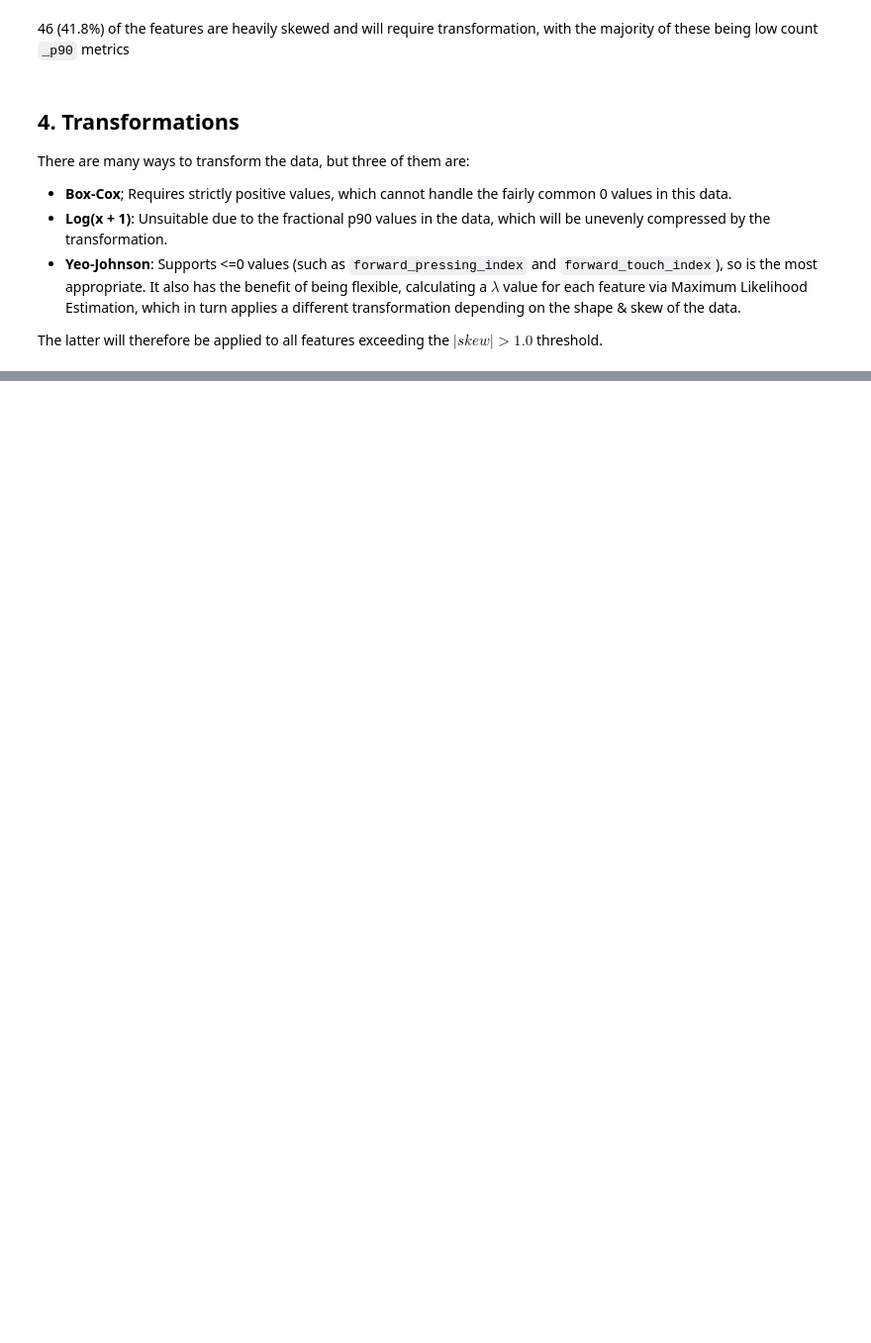
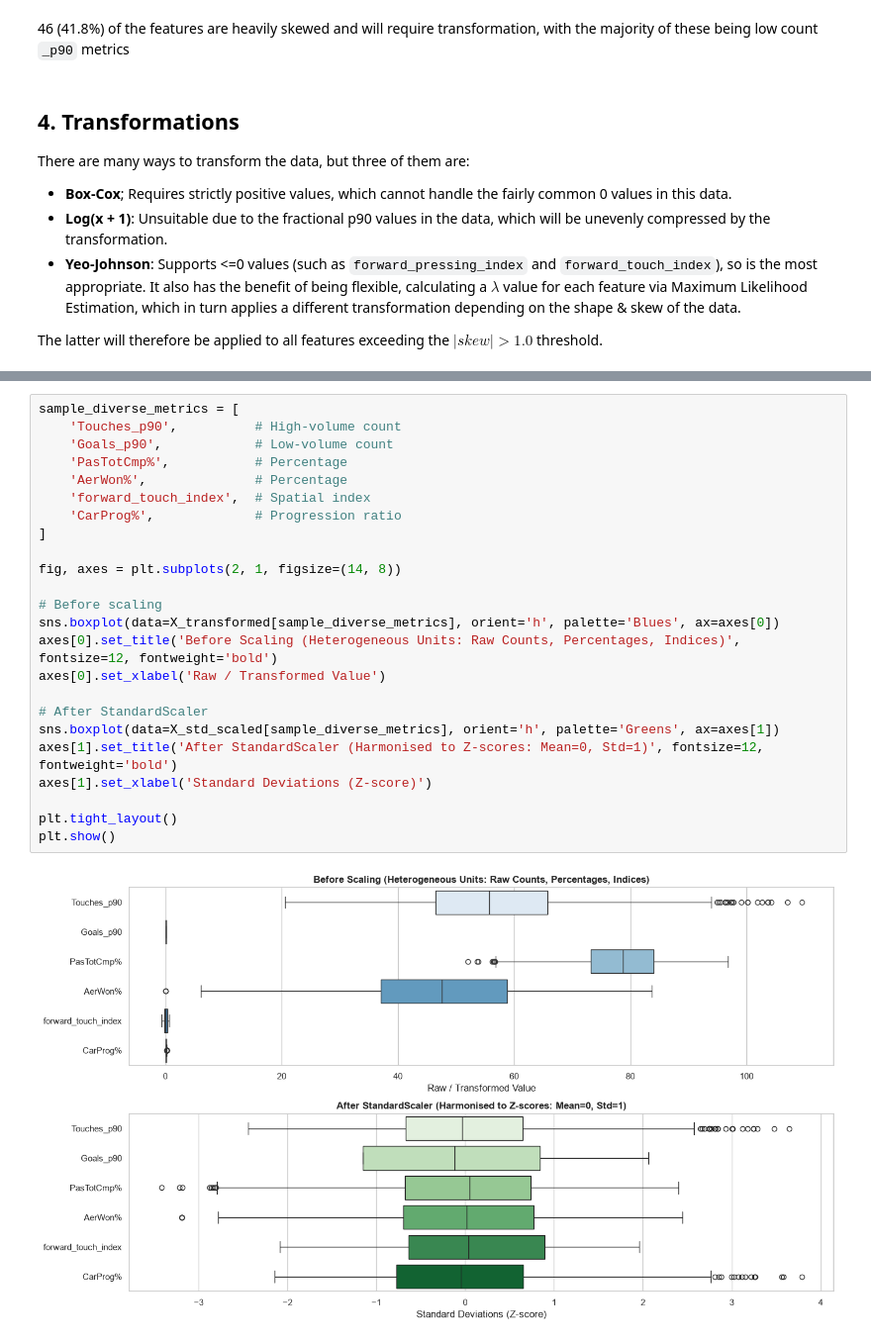
Before and after one commit to Scott-Trowers/player-architects, a Jupyter notebook: notebooks/season2122_transformation_and_scaling.ipynb, the cells around one changed output, grey strips where cells are left out. Shown at 99% size. Saved outputs shown, nothing was run; the diff lists cells and outputs as text; blank space fills up the shorter version.

Commit message:
feat: applies final transformations and scaling to the data, completing the notebook

```diff
--- a/notebooks/season2122_transformation_and_scaling.ipynb
+++ b/notebooks/season2122_transformation_and_scaling.ipynb
@@ -298,0 +491,26 @@ Similarly, BlkShSv_p90 is largely covered by BlkSh_p90, Blocks_p90, and Clr_p9,
+# %%
+sample_diverse_metrics = [
+    'Touches_p90',          # High-volume count
+    'Goals_p90',            # Low-volume count
+    'PasTotCmp%',           # Percentage
+    'AerWon%',              # Percentage
+    'forward_touch_index',  # Spatial index
+    'CarProg%',             # Progression ratio
+]
+
+fig, axes = plt.subplots(2, 1, figsize=(14, 8))
+
+# Before scaling
+sns.boxplot(data=X_transformed[sample_diverse_metrics], orient='h', palette='Blues', ax=axes[0])
+axes[0].set_title('Before Scaling (Heterogeneous Units: Raw Counts, Percentages, Indices)', fontsize=12, fontweight='bold')
+axes[0].set_xlabel('Raw / Transformed Value')
+
+# After StandardScaler
+sns.boxplot(data=X_std_scaled[sample_diverse_metrics], orient='h', palette='Greens', ax=axes[1])
+axes[1].set_title('After StandardScaler (Harmonised to Z-scores: Mean=0, Std=1)', fontsize=12, fontweight='bold')
+axes[1].set_xlabel('Standard Deviations (Z-score)')
+
+plt.tight_layout()
+plt.show()
+# %% [output]
+[figure, added]
```
Also changed, not shown: parts of 13 cells of this notebook.
